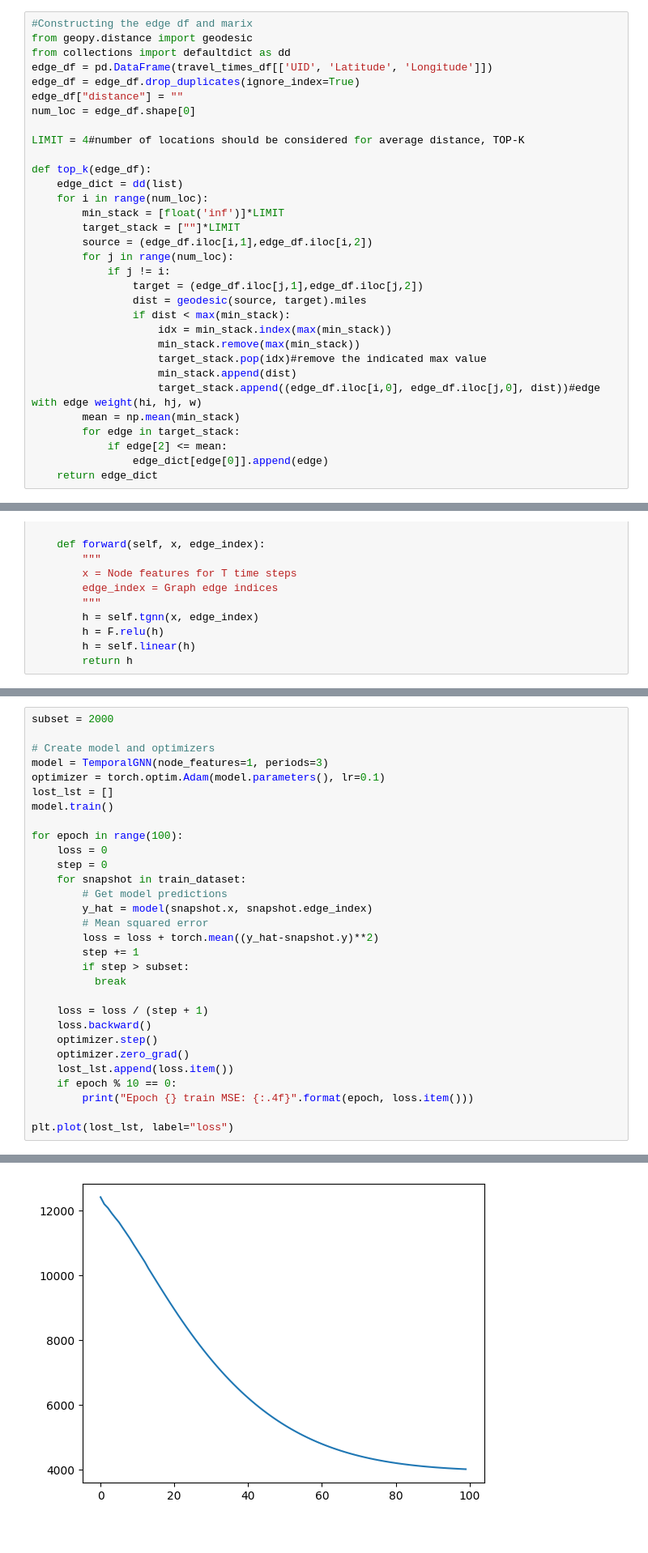
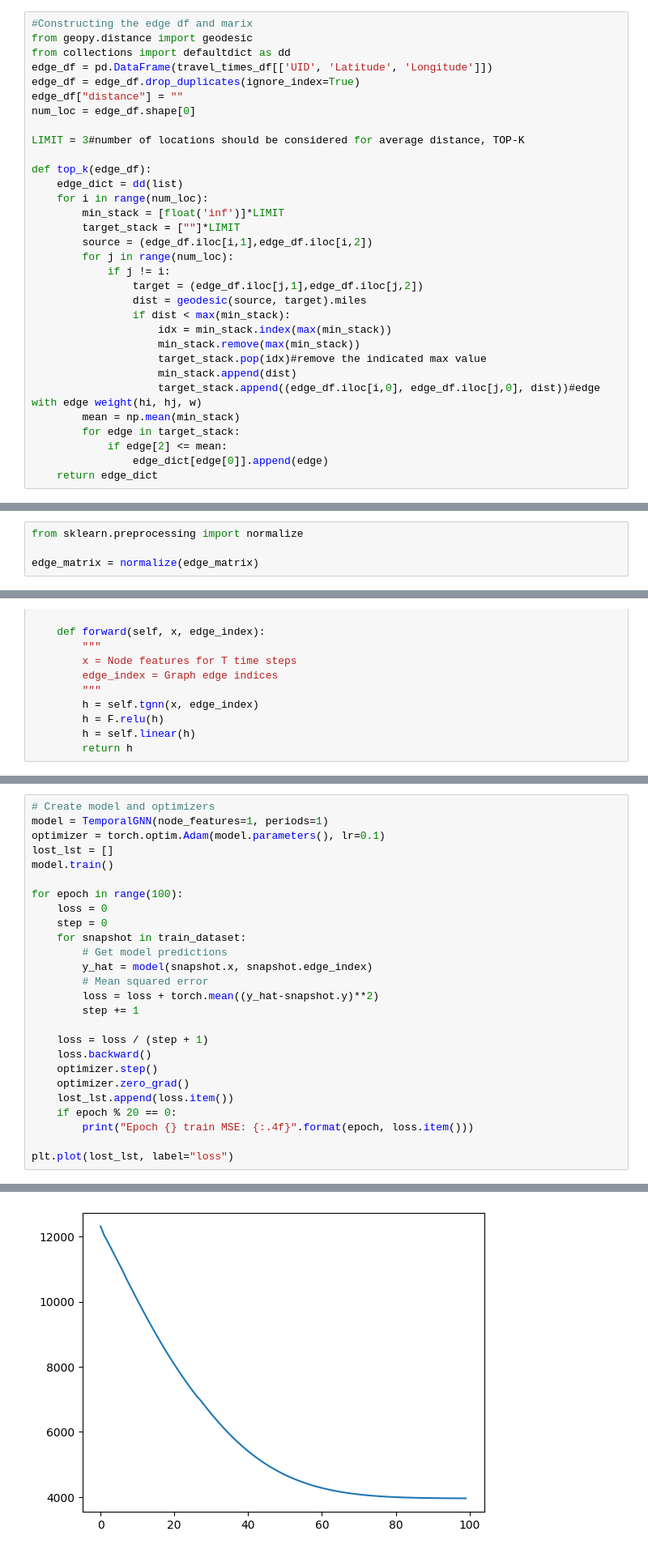
Before and after one commit to yzw19990124/GCN-Application, a Jupyter notebook: graph-init.ipynb, the cells around one changed output, grey strips where cells are left out. Shown at 81% size. Drawn from its saved outputs; the diff is of its cells as text.

```diff
--- a/graph-init.ipynb
+++ b/graph-init.ipynb
@@ -205,7 +205,7 @@ edge_df = edge_df.drop_duplicates(ignore_index=True)
 edge_df["distance"] = ""
 num_loc = edge_df.shape[0]
 
-LIMIT = 4#number of locations should be considered for average distance, TOP-K
+LIMIT = 3#number of locations should be considered for average distance, TOP-K
 
 def top_k(edge_df):
     edge_dict = dd(list)
@@ -238,6 +238,10 @@ for key, value in edge_dict.items():
 edge_matrix.shape
 # %% [output]
 (169, 169)
+# %%
+from sklearn.preprocessing import normalize
+
+edge_matrix = normalize(edge_matrix)
 # %%
 #an unweighted adj matrix
 unweighted_edge_matrix = np.zeros((num_loc, num_loc))
@@ -445,9 +433,7 @@ TemporalGNN(
 )
 # %%
-subset = 2000
-
 # Create model and optimizers
-model = TemporalGNN(node_features=1, periods=3)
+model = TemporalGNN(node_features=1, periods=1)
 optimizer = torch.optim.Adam(model.parameters(), lr=0.1)
 lost_lst = []
 model.train()
@@ -461,15 +447,13 @@ for epoch in range(100):
         # Mean squared error
         loss = loss + torch.mean((y_hat-snapshot.y)**2)
         step += 1
-        if step > subset:
-          break
 
     loss = loss / (step + 1)
     loss.backward()
     optimizer.step()
     optimizer.zero_grad()
     lost_lst.append(loss.item())
-    if epoch % 10 == 0:
+    if epoch % 20 == 0:
         print("Epoch {} train MSE: {:.4f}".format(epoch, loss.item()))
 
 plt.plot(lost_lst, label="loss")
@@ -487,5 +466,5 @@ Epoch 90 train MSE: 4080.6946
 [<matplotlib.lines.Line2D at 0x...>]
-[figure, old version]
+[figure, new version]
 # %%
 model.eval()
 loss = 0
```
Also changed, not shown: parts of 10 cells of this notebook.
